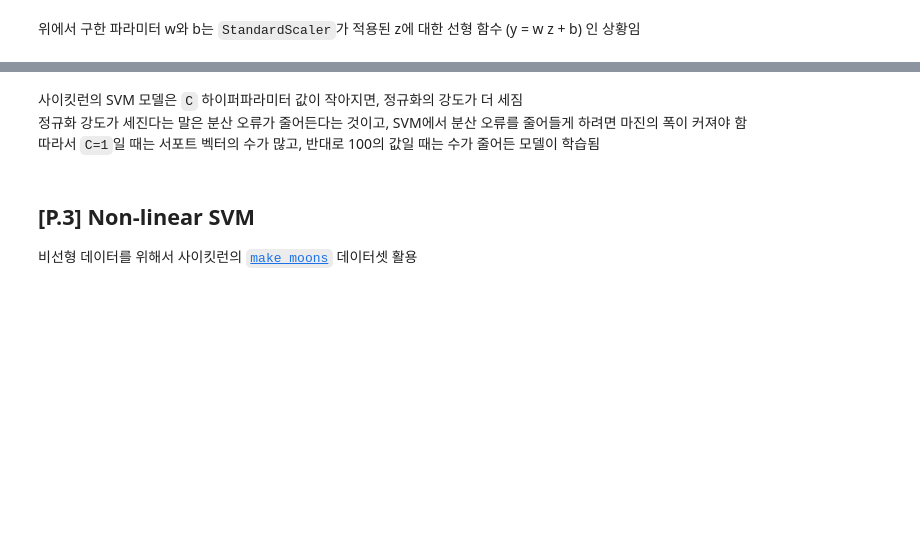
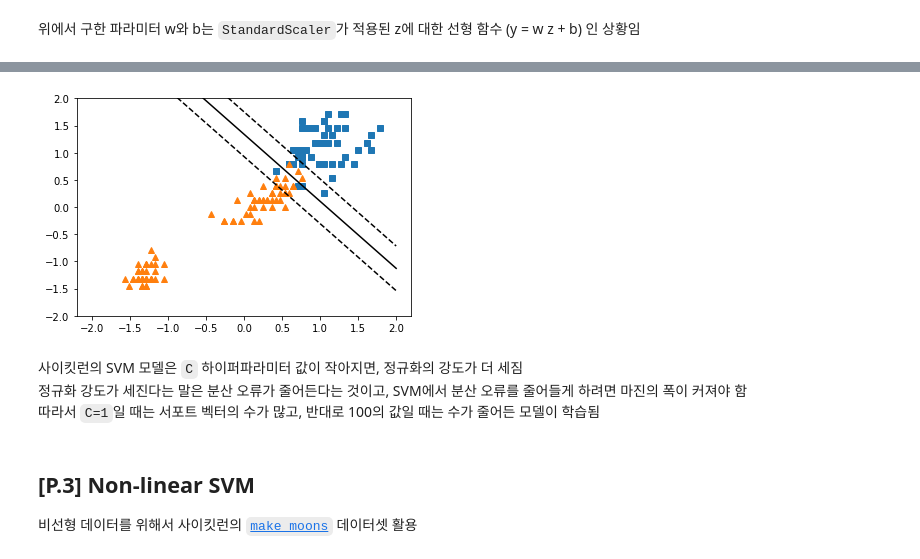
Before and after one commit to raymin0223/ml_practice, a Jupyter notebook: classification/answer/[practice]_SVM_answer.ipynb, the cells around one changed output, grey strips where cells are left out. Saved outputs shown, nothing was run; the diff lists cells and outputs as text; code cells hidden in the pictures; blank space fills up the shorter version.

```diff
--- a/classification/answer/[practice]_SVM_answer.ipynb
+++ b/classification/answer/[practice]_SVM_answer.ipynb
@@ -137,14 +160,16 @@ plt.show()
 # %%
 plt.figure(figsize=(6, 4))
 
 plt.plot(z0[y==1], z1[y==1], "s")
 plt.plot(z0[y==0], z1[y==0], "^")
 
-w = svm_clf2.???
-b = svm_clf2.???
+w = svm_clf2.coef_[0]
+b = svm_clf2.intercept_[0]
 plot_decision_boundary(w, b, -2, 2)
 plt.ylim(-2, 2)
 plt.show()
+# %% [output]
+[figure, added]
 # %% [markdown]
 사이킷런의 SVM 모델은 `C` 하이퍼파라미터 값이 작아지면, 정규화의 강도가 더 세짐
 정규화 강도가 세진다는 말은 분산 오류가 줄어든다는 것이고, SVM에서 분산 오류를 줄어들게 하려면 마진의 폭이 커져야 함
```
Also changed, not shown: parts of 26 cells of this notebook, 7 other files.
